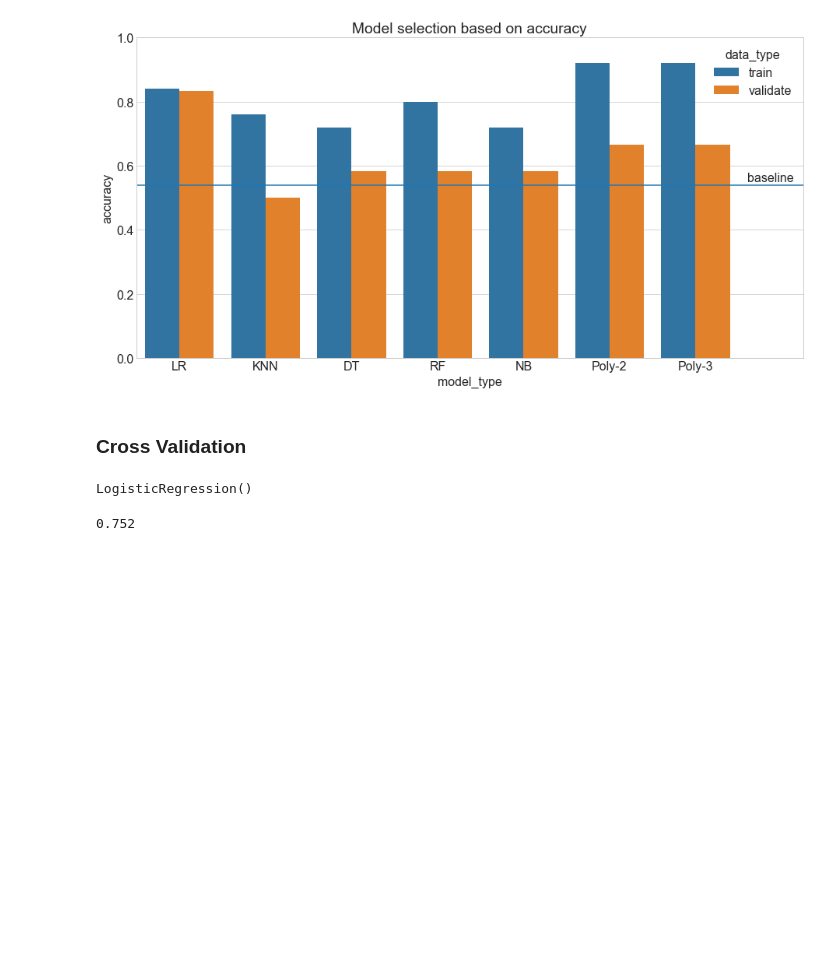
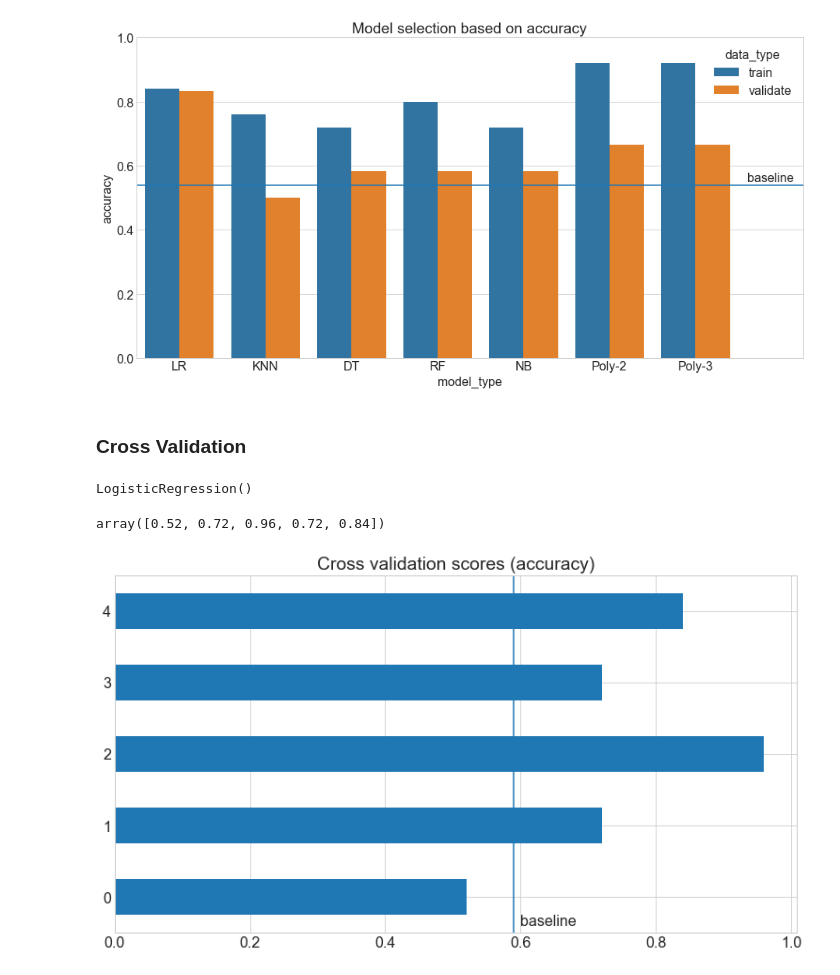
Before and after one commit to AAranda10/nlp-project, a Jupyter notebook: shi_scratch2.ipynb, the cells around one changed output. Drawn from its saved outputs; the diff is of its cells as text; code cells hidden in the pictures; blank space fills up the shorter version.

```diff
--- a/shi_scratch2.ipynb
+++ b/shi_scratch2.ipynb
@@ -904,6 +907,14 @@ vectorizer = CountVectorizer(stop_words='english',
 X = vectorizer.fit_transform(df.clean)
 # %%
 # Compute the mean accuracy using cross validation
-cross_val_score(clr, X, y, scoring='accuracy', cv=5).mean()
+scores = cross_val_score(clr, X, y, scoring='accuracy', cv=5)
+scores
 # %% [output]
-0.752
+array([0.52, 0.72, 0.96, 0.72, 0.84])
+# %%
+pd.Series(scores).plot(kind='barh', title='Cross validation scores (accuracy)')
+plt.axvline(x=0.59)
+plt.text(0.60, -0.4, 'baseline')
+plt.show()
+# %% [output]
+[figure, added]
```
Also changed, not shown: parts of 4 cells of this notebook.
